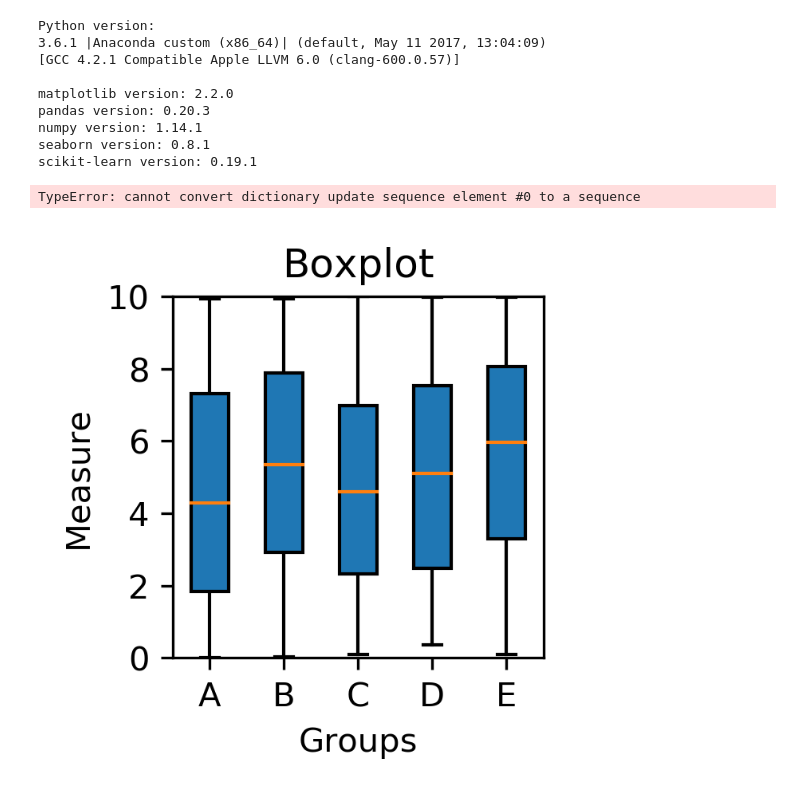
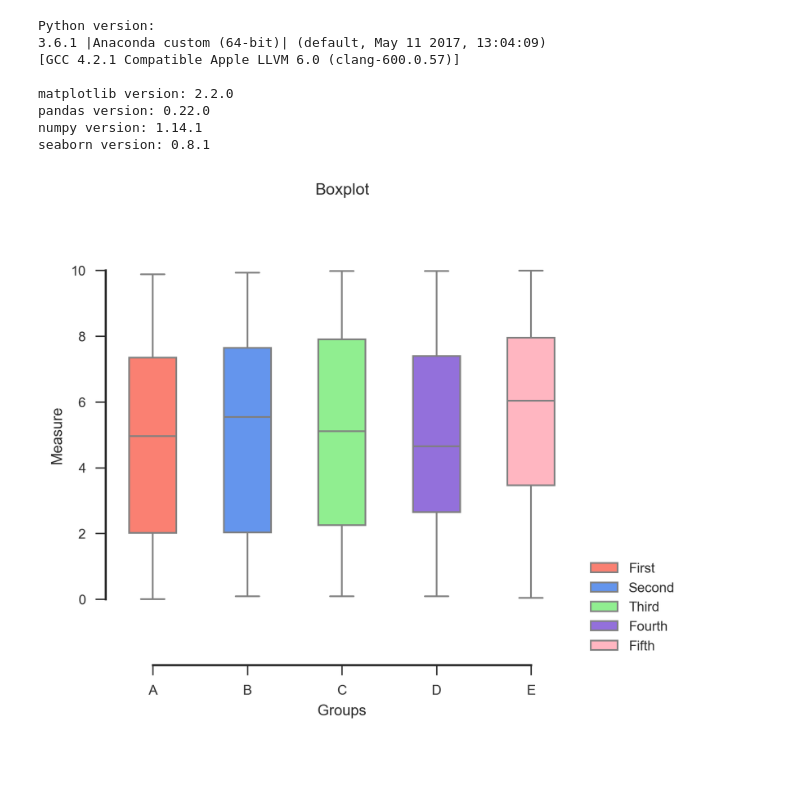
Before and after one commit to snydek1/lab_guide, a Jupyter notebook: notebooks/Figures.ipynb, the cells around one changed output. Cells and saved outputs as stored; diff of their text form; code cells hidden in the pictures; blank space fills up the shorter version.

Commit message:
Edited boxplot example in Figures.ipynb

```diff
--- a/notebooks/Figures.ipynb
+++ b/notebooks/Figures.ipynb
@@ -3,8 +3,6 @@ import sys
 import numpy as np
 import pandas as pd
 import seaborn as sns
-import sklearn
-from sklearn import datasets
 import matplotlib
 import matplotlib.pyplot as plt
 %matplotlib inline
@@ -15,51 +13,67 @@ def versions():
     print("pandas version: {}".format(pd.__version__))
     print("numpy version: {}".format(np.__version__))
     print("seaborn version: {}".format(sns.__version__))
-    print("scikit-learn version: {}".format(sklearn.__version__))
 
 versions()
 # %% [output]
 Python version:
-3.6.1 |Anaconda custom (x86_64)| (default, May 11 2017, 13:04:09)
+3.6.1 |Anaconda custom (64-bit)| (default, May 11 2017, 13:04:09)
 [GCC 4.2.1 Compatible Apple LLVM 6.0 (clang-600.0.57)]
 
 matplotlib version: 2.2.0
-pandas version: 0.20.3
+pandas version: 0.22.0
 numpy version: 1.14.1
 seaborn version: 0.8.1
-scikit-learn version: 0.19.1
 # %%
 # make up data
 data = np.random.uniform(0, 10, [100, 5])
 # %%
+# set style
+plt.style.use(['seaborn-paper', 'seaborn-ticks'])
+
 # make a figure
 nrows=1
 ncols=1
-width=2
-height=2
+width=5
+height=5
 dpi=300
 fig, ax = plt.subplots(nrows=nrows, ncols=ncols, figsize=(width, height), dpi=dpi,
                        sharex=False, sharey=False, facecolor='w', frameon=False)
 
 # boxplot
-bp = ax.boxplot(data, patch_artist=True)
+boxprops = dict(linewidth=1, color='gray')
+medianprops = dict(linewidth=1, color='gray')
+capprops = dict(linewidth = 1, color='gray')
+whiskerprops = dict(linewidth=1, color='gray')
+flierprops = dict(marker='.', markerfacecolor='gray', markersize=2)
+bp = ax.boxplot(data, patch_artist=True,
+                boxprops=boxprops, medianprops=medianprops, capprops=capprops, whiskerprops=whiskerprops,
+                flierprops=flierprops)
 # set title
 ax.set_title('Boxplot')
 # set x axis label
 ax.set_xlabel('Groups')
 #set y axis label
 ax.set_ylabel('Measure')
 #set y axis limits
-ax.set_ylim(0, 10)
+ax.set_ylim(-2, 12)
 # set x tick labels
 ax.set_xticklabels(['A', 'B', 'C', 'D', 'E'])
-# set y tick labels
-ax.set_yticklabels([2, 4, 6, 8])
+# set y tick shown
+ax.set_yticks([0, 2, 4, 6, 8, 10])
+# set the bounds of the y axis
+ax.spines['left'].set_bounds(0, 10)
+ax.spines['bottom'].set_bounds(1,5)
+# turn off spines
+ax.spines['right'].set_visible(False)
+ax.spines['top'].set_visible(False)
 #set color or boxes
 box_colors=['salmon', 'cornflowerblue', 'lightgreen', 'mediumpurple', 'lightpink']
 for patch, color in zip(bp['boxes'], box_colors):
     patch.set_facecolor(color)
+# add a legned
+labels=['First', 'Second', 'Third', 'Fourth', 'Fifth']
+plt.legend(bp['boxes'], labels, loc="lower left", bbox_to_anchor=(1, 0))
 plt.show()
 # %% [output]
-TypeError: cannot convert dictionary update sequence element #0 to a sequence
-[figure, old version]
+[figure, new version]
```
